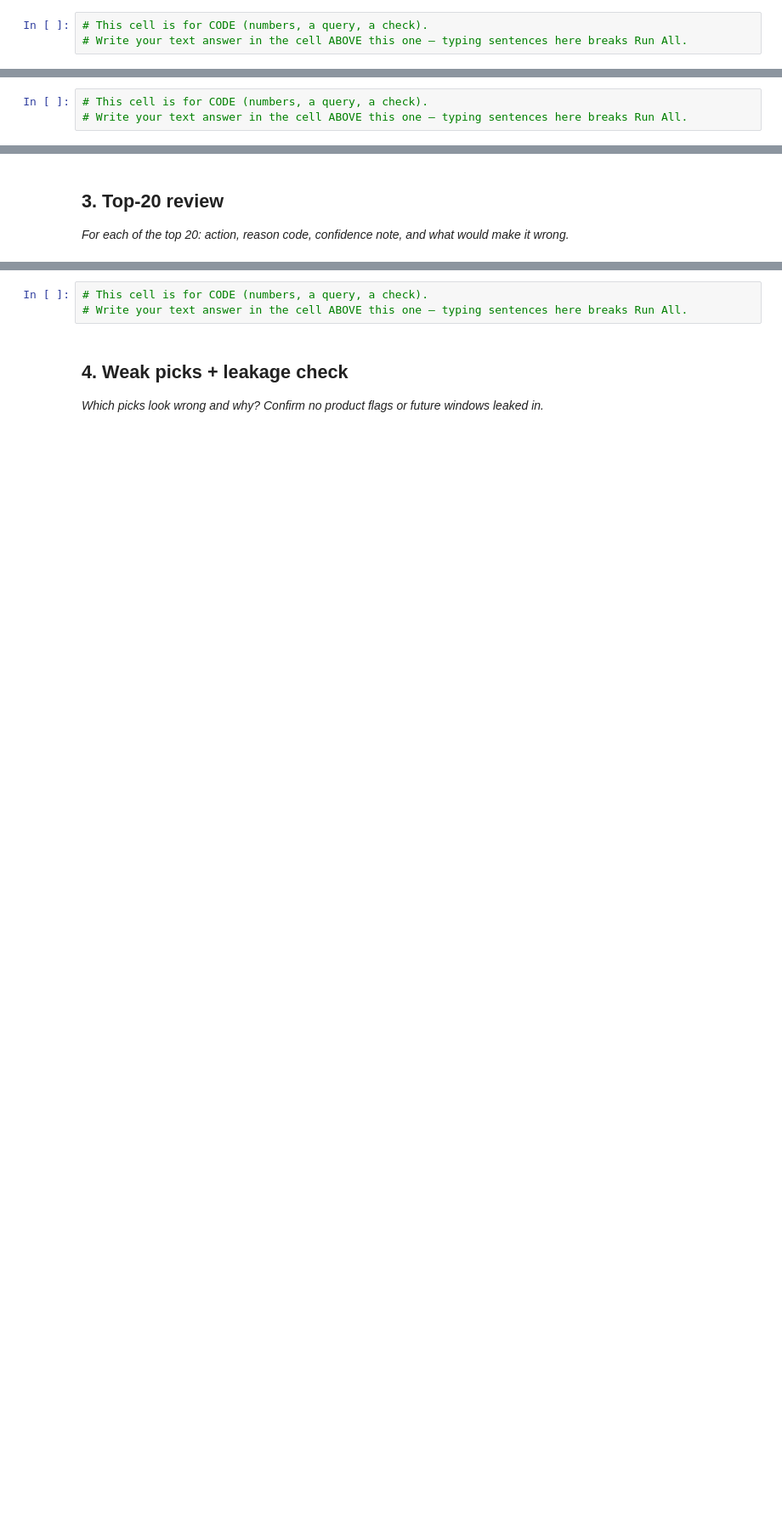
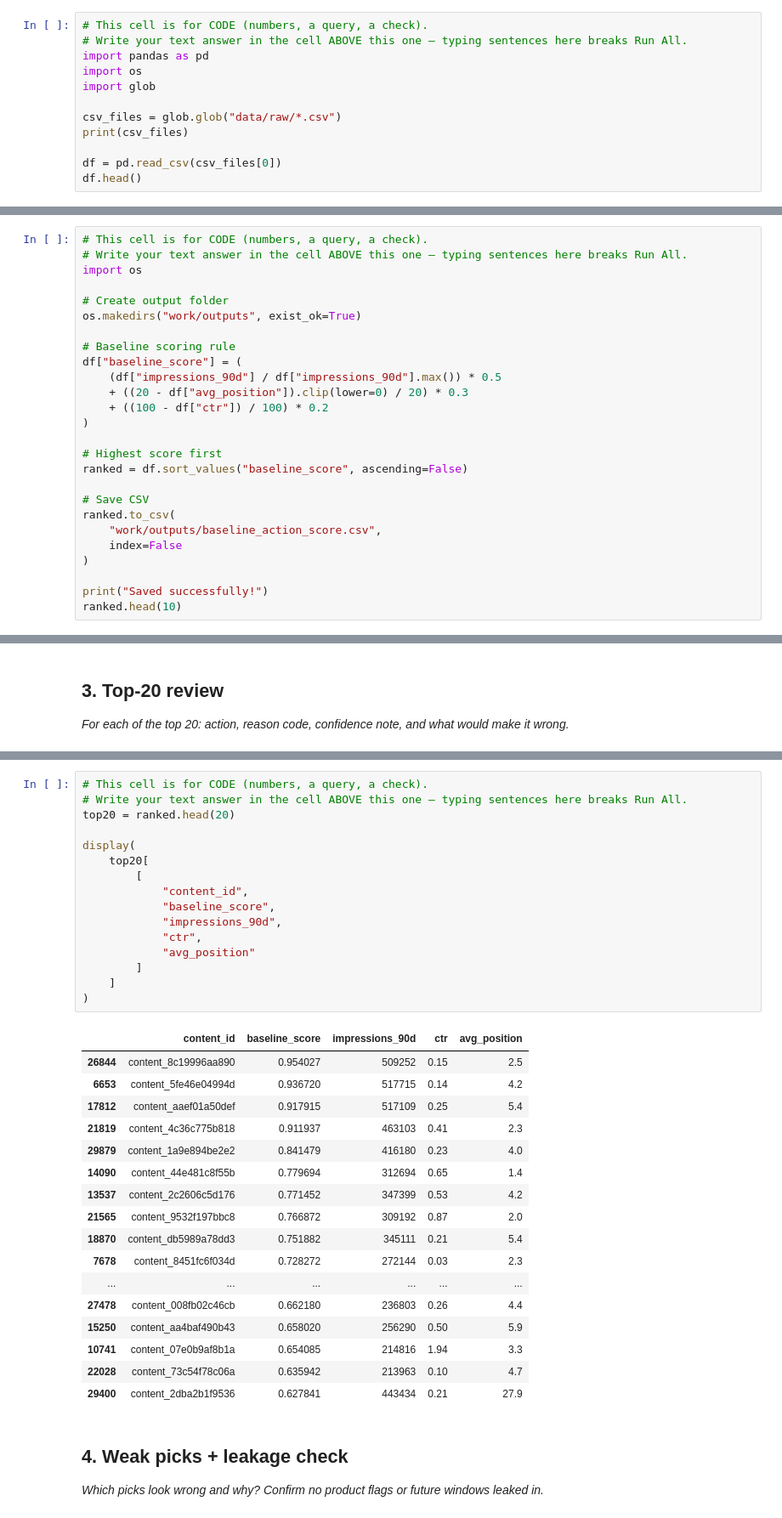
Before and after one commit to gitWithPrince272/flyrank-ml-internship, a Jupyter notebook: work/notebooks/w04_baseline_score.ipynb, the cells around one changed output, grey strips where cells are left out. Shown at 85% size. Drawn from its saved outputs; the diff is of its cells as text; blank space fills up the shorter version.

```diff
--- a/work/notebooks/w04_baseline_score.ipynb
+++ b/work/notebooks/w04_baseline_score.ipynb
@@ -13,3 +45,12 @@ This skeleton is yours to fill. Work the sections **in order** — each one has
 # %%
 # This cell is for CODE (numbers, a query, a check).
 # Write your text answer in the cell ABOVE this one — typing sentences here breaks Run All.
+import pandas as pd
+import os
+import glob
+
+csv_files = glob.glob("data/raw/*.csv")
+print(csv_files)
+
+df = pd.read_csv(csv_files[0])
+df.head()
@@ -20,3 +78,26 @@ This skeleton is yours to fill. Work the sections **in order** — each one has
 # %%
 # This cell is for CODE (numbers, a query, a check).
 # Write your text answer in the cell ABOVE this one — typing sentences here breaks Run All.
+import os
+
+# Create output folder
+os.makedirs("work/outputs", exist_ok=True)
+
+# Baseline scoring rule
+df["baseline_score"] = (
+    (df["impressions_90d"] / df["impressions_90d"].max()) * 0.5
+    + ((20 - df["avg_position"]).clip(lower=0) / 20) * 0.3
+    + ((100 - df["ctr"]) / 100) * 0.2
+)
+
+# Highest score first
+ranked = df.sort_values("baseline_score", ascending=False)
+
+# Save CSV
+ranked.to_csv(
+    "work/outputs/baseline_action_score.csv",
+    index=False
+)
+
+print("Saved successfully!")
+ranked.head(10)
@@ -27,6 +130,37 @@ This skeleton is yours to fill. Work the sections **in order** — each one has
 # %%
 # This cell is for CODE (numbers, a query, a check).
 # Write your text answer in the cell ABOVE this one — typing sentences here breaks Run All.
+top20 = ranked.head(20)
+
+display(
+    top20[
+        [
+            "content_id",
+            "baseline_score",
+            "impressions_90d",
+            "ctr",
+            "avg_position"
+        ]
+    ]
+)
+# %% [output]
+|  | content_id | baseline_score | impressions_90d | ctr | avg_position |
+| 26844 | content_8c19996aa890 | 0.954027 | 509252 | 0.15 | 2.5 |
+| 6653 | content_5fe46e04994d | 0.936720 | 517715 | 0.14 | 4.2 |
+| 17812 | content_aaef01a50def | 0.917915 | 517109 | 0.25 | 5.4 |
+| 21819 | content_4c36c775b818 | 0.911937 | 463103 | 0.41 | 2.3 |
+| 29879 | content_1a9e894be2e2 | 0.841479 | 416180 | 0.23 | 4.0 |
+| 14090 | content_44e481c8f55b | 0.779694 | 312694 | 0.65 | 1.4 |
+| 13537 | content_2c2606c5d176 | 0.771452 | 347399 | 0.53 | 4.2 |
+| 21565 | content_9532f197bbc8 | 0.766872 | 309192 | 0.87 | 2.0 |
+| 18870 | content_db5989a78dd3 | 0.751882 | 345111 | 0.21 | 5.4 |
+| 7678 | content_8451fc6f034d | 0.728272 | 272144 | 0.03 | 2.3 |
+| ... | ... | ... | ... | ... | ... |
+| 27478 | content_008fb02c46cb | 0.662180 | 236803 | 0.26 | 4.4 |
+| 15250 | content_aa4baf490b43 | 0.658020 | 256290 | 0.50 | 5.9 |
+| 10741 | content_07e0b9af8b1a | 0.654085 | 214816 | 1.94 | 3.3 |
+| 22028 | content_73c54f78c06a | 0.635942 | 213963 | 0.10 | 4.7 |
+| 29400 | content_2dba2b1f9536 | 0.627841 | 443434 | 0.21 | 27.9 |
 # %% [markdown]
 ## 4. Weak picks + leakage check
 
```
Also changed, not shown: parts of 10 cells of this notebook.
